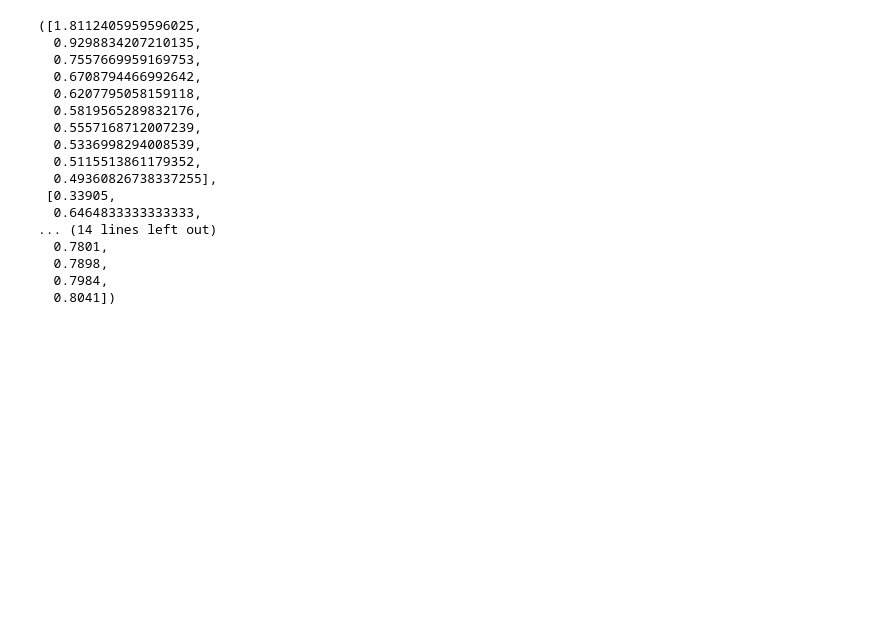
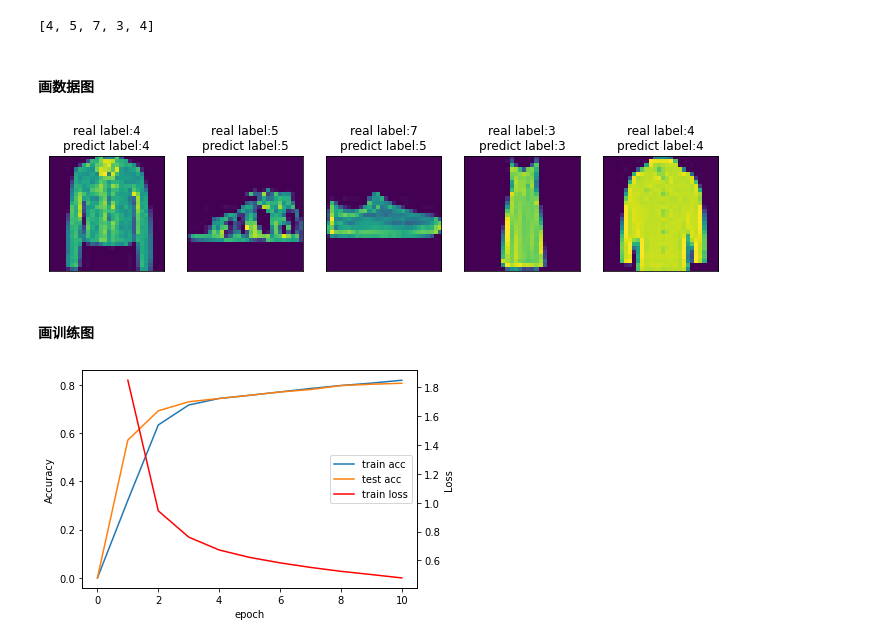
Before and after one commit to wjtgoo/WJTs-DL-pytorch, a Jupyter notebook: main.ipynb, the cells around one changed output. Drawn from its saved outputs; the diff is of its cells as text; code cells hidden in the pictures; blank space fills up the shorter version.

```diff
--- a/main.ipynb
+++ b/main.ipynb
@@ -43,0 +59,9 @@ net.load_state_dict(torch.load(path))
+# %%
+import torchvision.transforms as transforms
+import torchvision
+test = torchvision.datasets.FashionMNIST(root='../../Datasets/FashionMNIST',train=False,download=True,
+                                              transform=transforms.ToTensor())
+# %%
+test_data = torch.stack([test[i+10][0] for i in range(5)],0)
+# %%
+pre_label = use_model(test_data, net)
@@ -43,0 +72,8 @@ net.load_state_dict(torch.load(path))
+# %%
+real_label = [test[i+10][1] for i in range(5)]
+# %%
+real_label
+# %% [output]
+[4, 5, 7, 3, 4]
+# %% [markdown]
+#### 画数据图
@@ -43,0 +84,6 @@ net.load_state_dict(torch.load(path))
+# %%
+show_images_real_pre_labels(test_data, real_label, pre_label)
+# %% [output]
+[figure, added]
+# %% [markdown]
+#### 画训练图
@@ -44,20 +93,4 @@ net.load_state_dict(torch.load(path))
 # %%
-train_loss, train_acc, test_acc
+training_status_per_epoch(train_loss, train_acc, test_acc)
 # %% [output]
-([1.8112405959596025,
-  0.9298834207210135,
-  0.7557669959169753,
-  0.6708794466992642,
-  0.6207795058159118,
-  0.5819565289832176,
-  0.5557168712007239,
-  0.5336998294008539,
-  0.5115513861179352,
-  0.49360826738337255],
- [0.33905,
-  0.6464833333333333,
-... (14 lines left out)
-  0.7801,
-  0.7898,
-  0.7984,
-  0.8041])
+[figure, added]
```
Also changed, not shown: parts of 10 cells of this notebook, 4 other files.
